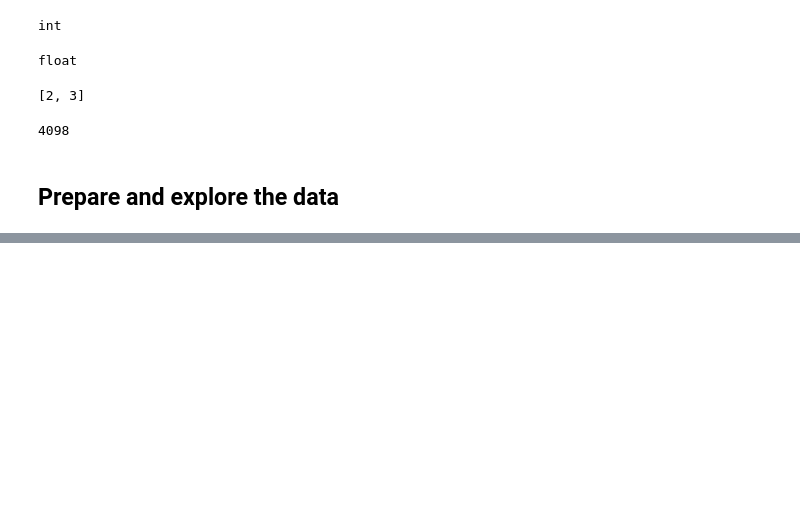
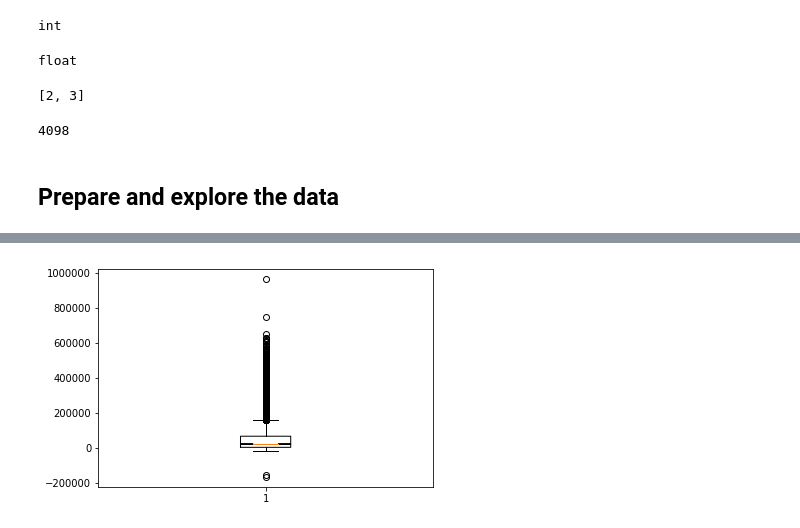
Before and after one commit to JoanClaverol/ubiqum_creditAssesment, a Jupyter notebook: scripts/.ipynb, the cells around one changed output, grey strips where cells are left out. Saved outputs shown, nothing was run; the diff lists cells and outputs as text; code cells hidden in the pictures; blank space fills up the shorter version.

```diff
--- a/scripts/.ipynb
+++ b/scripts/.ipynb
@@ -70,0 +211,7 @@ tel["jack"]
+# %%
+# boxplot to show information
+rel_var = data["BILL_AMT1"]
+plt.boxplot(rel_var, "gD")
+plt.show()
+# %% [output]
+[figure, added]
```
Also changed, not shown: parts of 27 cells of this notebook, 2 other files.
